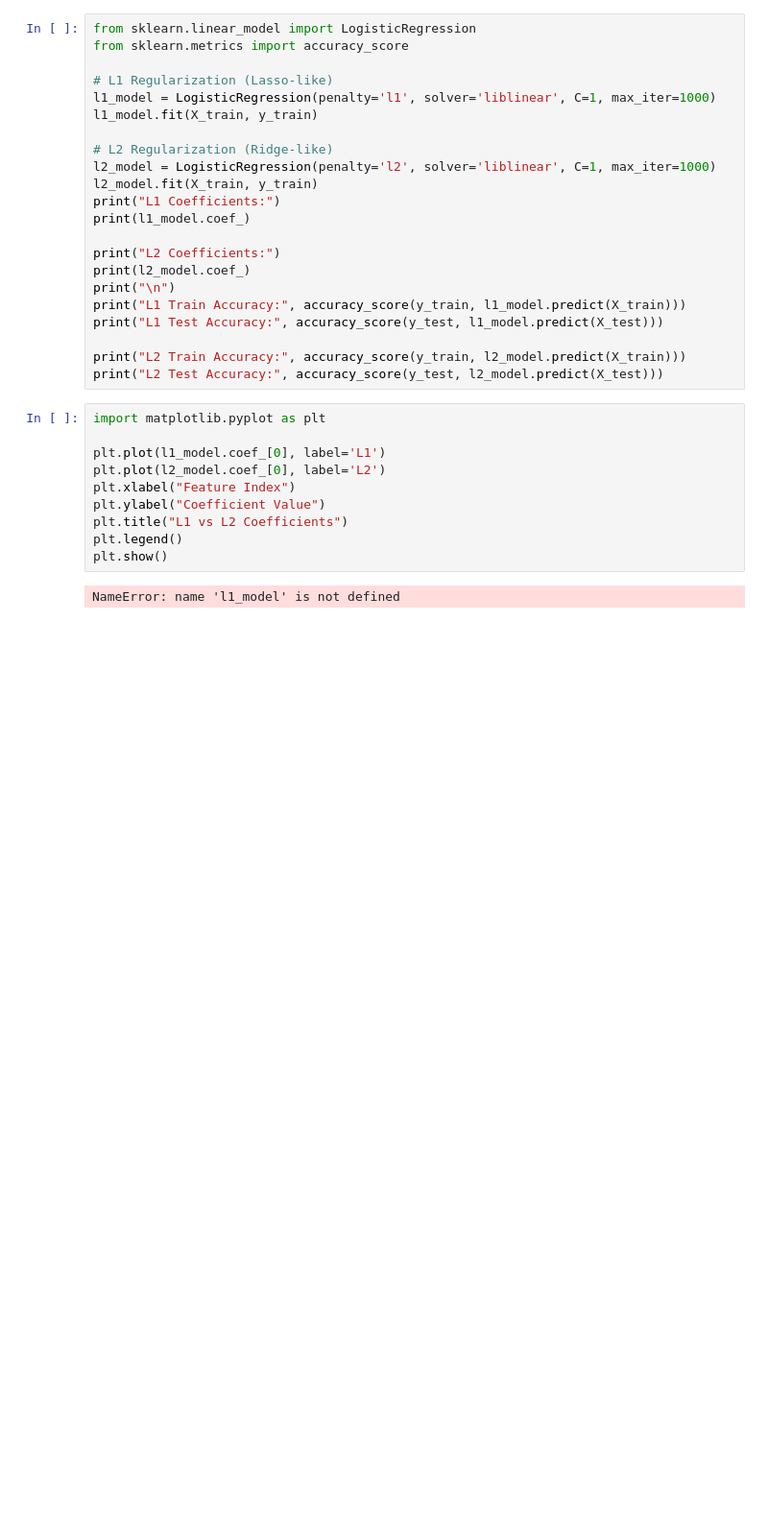
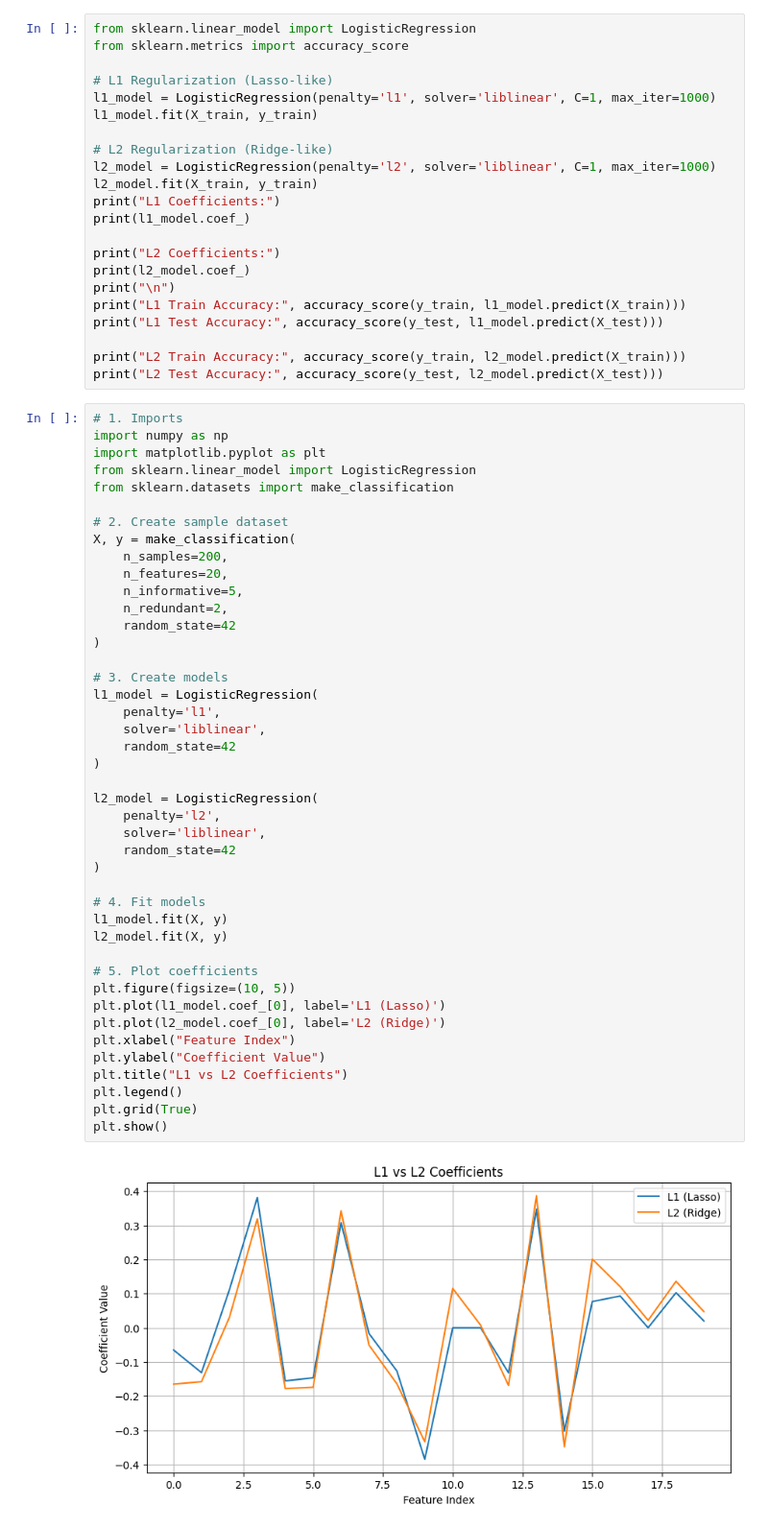
Before and after one commit to itripathi423-a11y/Concept-of-AI, a Jupyter notebook: workshopp_7.ipynb, the cells around one changed output. Shown at 96% size. Saved outputs shown, nothing was run; the diff lists cells and outputs as text; blank space fills up the shorter version.

```diff
--- a/workshopp_7.ipynb
+++ b/workshopp_7.ipynb
@@ -305,14 +305,47 @@ print("L1 Test Accuracy:", accuracy_score(y_test, l1_model.predict(X_test)))
 print("L2 Train Accuracy:", accuracy_score(y_train, l2_model.predict(X_train)))
 print("L2 Test Accuracy:", accuracy_score(y_test, l2_model.predict(X_test)))
 # %%
+# 1. Imports
+import numpy as np
 import matplotlib.pyplot as plt
+from sklearn.linear_model import LogisticRegression
+from sklearn.datasets import make_classification
 
-plt.plot(l1_model.coef_[0], label='L1')
-plt.plot(l2_model.coef_[0], label='L2')
+# 2. Create sample dataset
+X, y = make_classification(
+    n_samples=200,
+    n_features=20,
+    n_informative=5,
+    n_redundant=2,
+    random_state=42
+)
+
+# 3. Create models
+l1_model = LogisticRegression(
+    penalty='l1',
+    solver='liblinear',
+    random_state=42
+)
+
+l2_model = LogisticRegression(
+    penalty='l2',
+    solver='liblinear',
+    random_state=42
+)
+
+# 4. Fit models
+l1_model.fit(X, y)
+l2_model.fit(X, y)
+
+# 5. Plot coefficients
+plt.figure(figsize=(10, 5))
+plt.plot(l1_model.coef_[0], label='L1 (Lasso)')
+plt.plot(l2_model.coef_[0], label='L2 (Ridge)')
 plt.xlabel("Feature Index")
 plt.ylabel("Coefficient Value")
 plt.title("L1 vs L2 Coefficients")
 plt.legend()
+plt.grid(True)
 plt.show()
 # %% [output]
-NameError: name 'l1_model' is not defined
+[figure, added]
```
